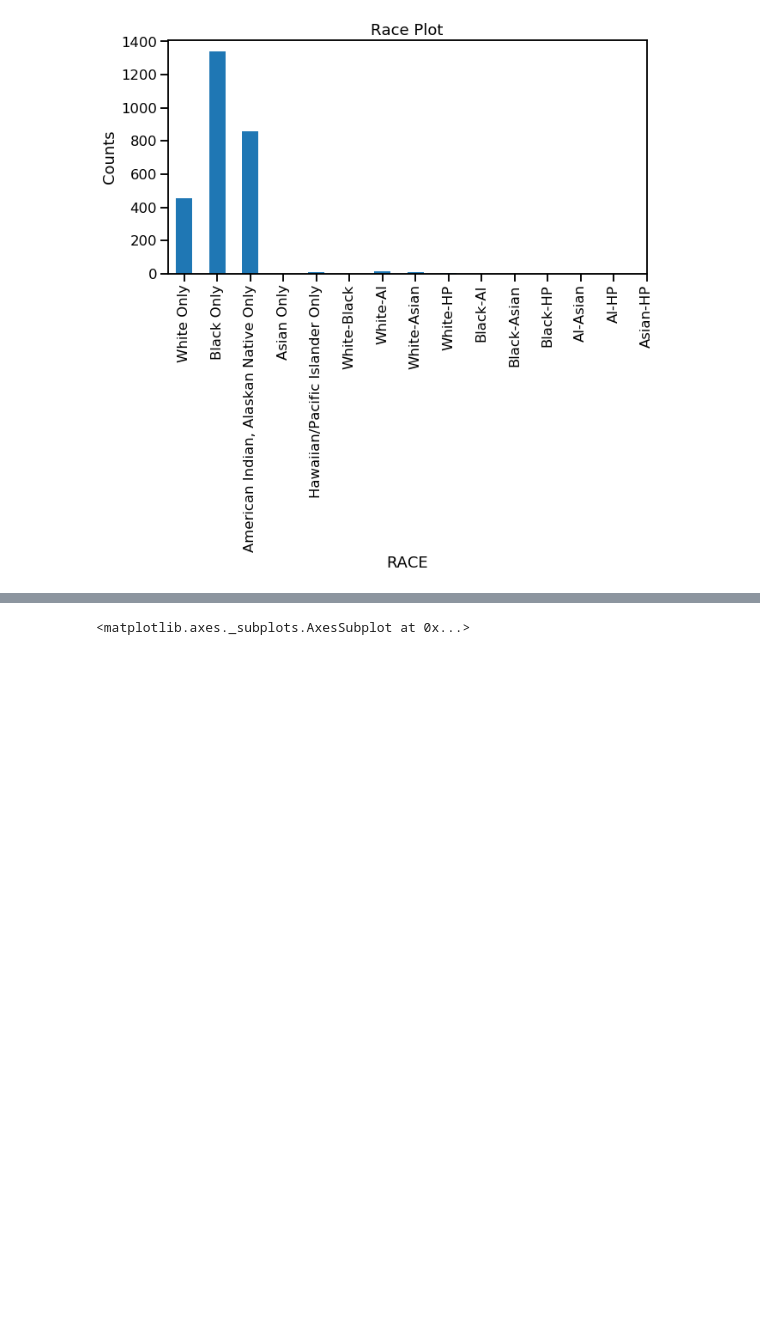
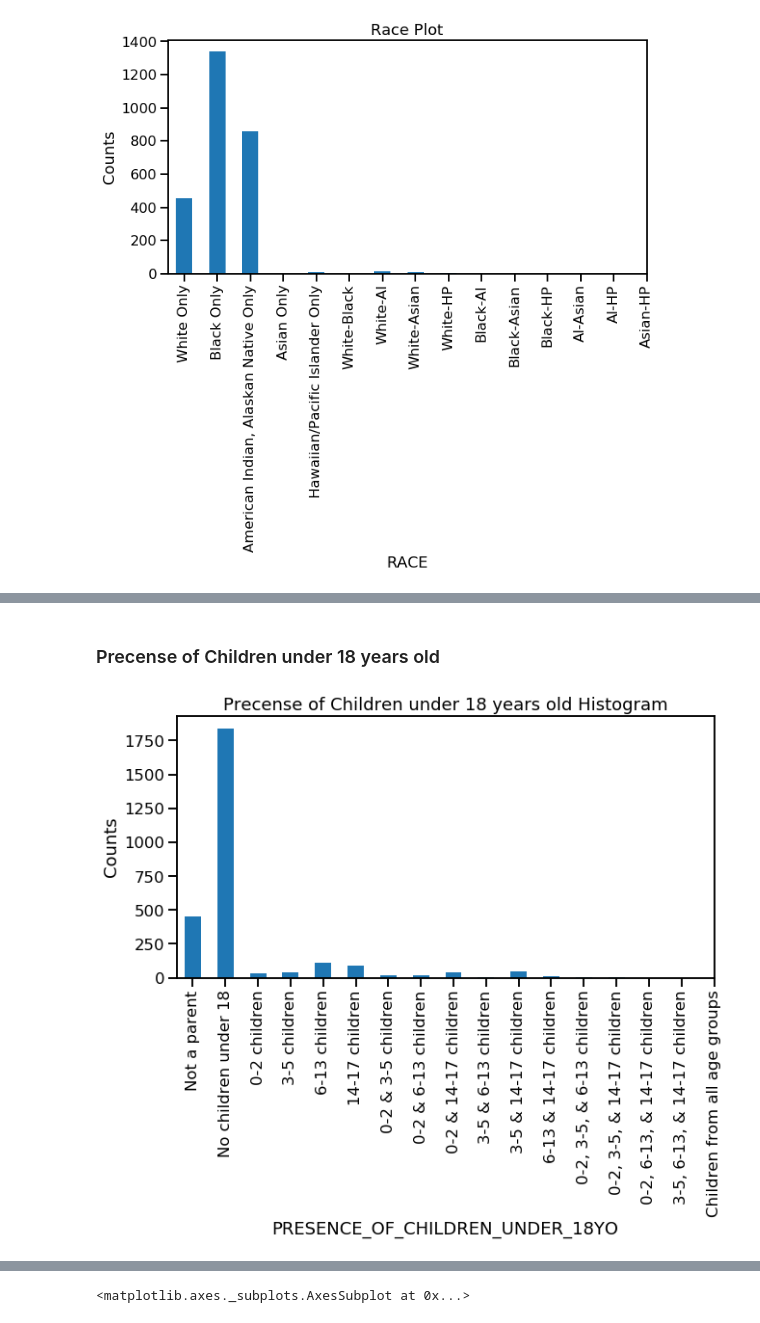
Before and after one commit to astronomilo/foodinsecurity, a Jupyter notebook: Notebooks/EDA_Prep/Team_27_EDA_Prep_20200128.ipynb, the cells around one changed output, grey strips where cells are left out. Cells and saved outputs as stored; diff of their text form; code cells hidden in the pictures; blank space fills up the shorter version.

```diff
--- a/Notebooks/EDA_Prep/Team_27_EDA_Prep_20200127.ipynb
+++ b/Notebooks/EDA_Prep/Team_27_EDA_Prep_20200128.ipynb
@@ -301,0 +347,12 @@ plt.show()
+# %% [markdown]
+### Precense of Children under 18 years old
+# %%
+plt.figure(figsize=(10,5))
+race = cps2019_df.groupby(cps2019_df['PRESENCE_OF_CHILDREN_UNDER_18YO']).size()
+race.plot.bar(rot=15, title='Precense of Children under 18 years old Histogram')
+plt.ylabel('Counts')
+plt.xticks(range(0,len(Dict_ChildrenUnder18.values())), Dict_ChildrenUnder18.values(),rotation=90)
+# plt.ylim(0,100)
+plt.show()
+# %% [output]
+[figure, added]
```
Also changed, not shown: parts of 28 cells of this notebook.
